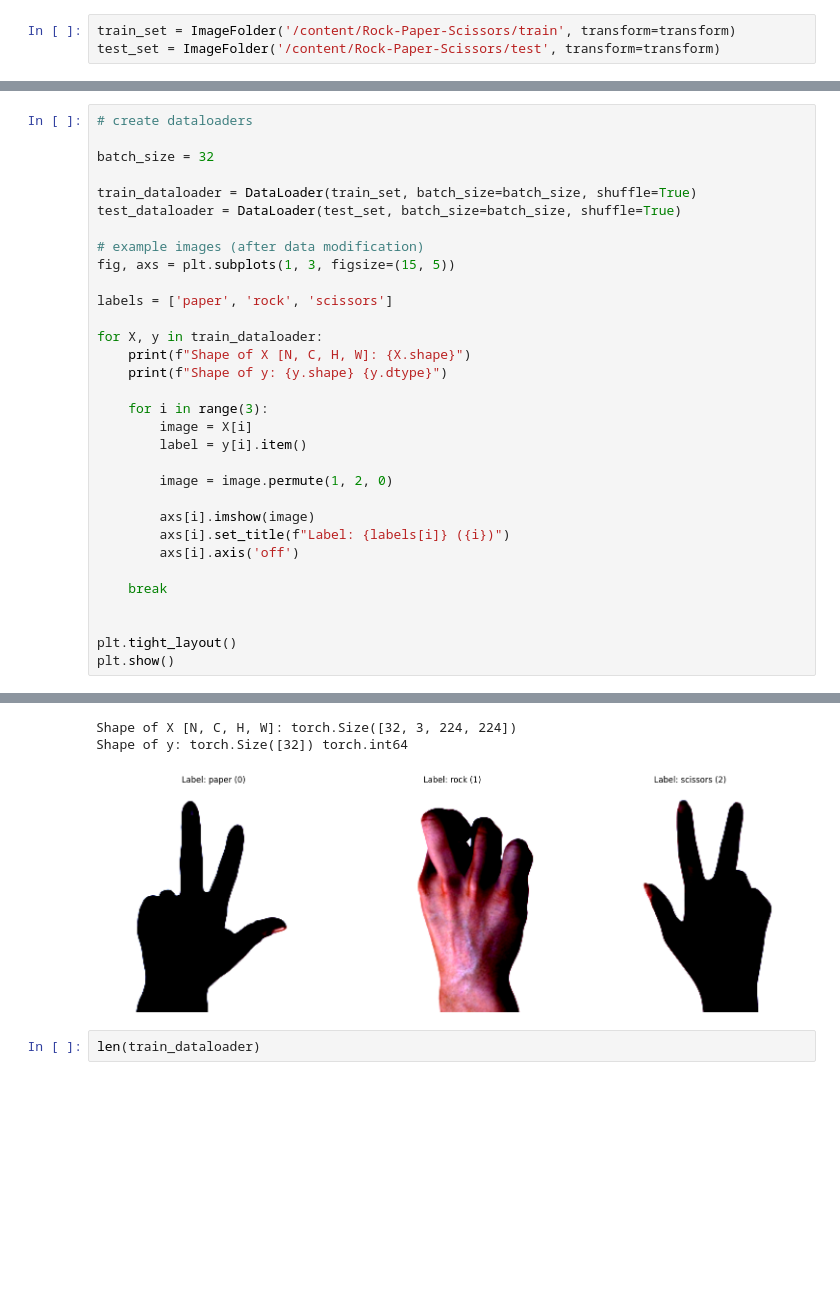
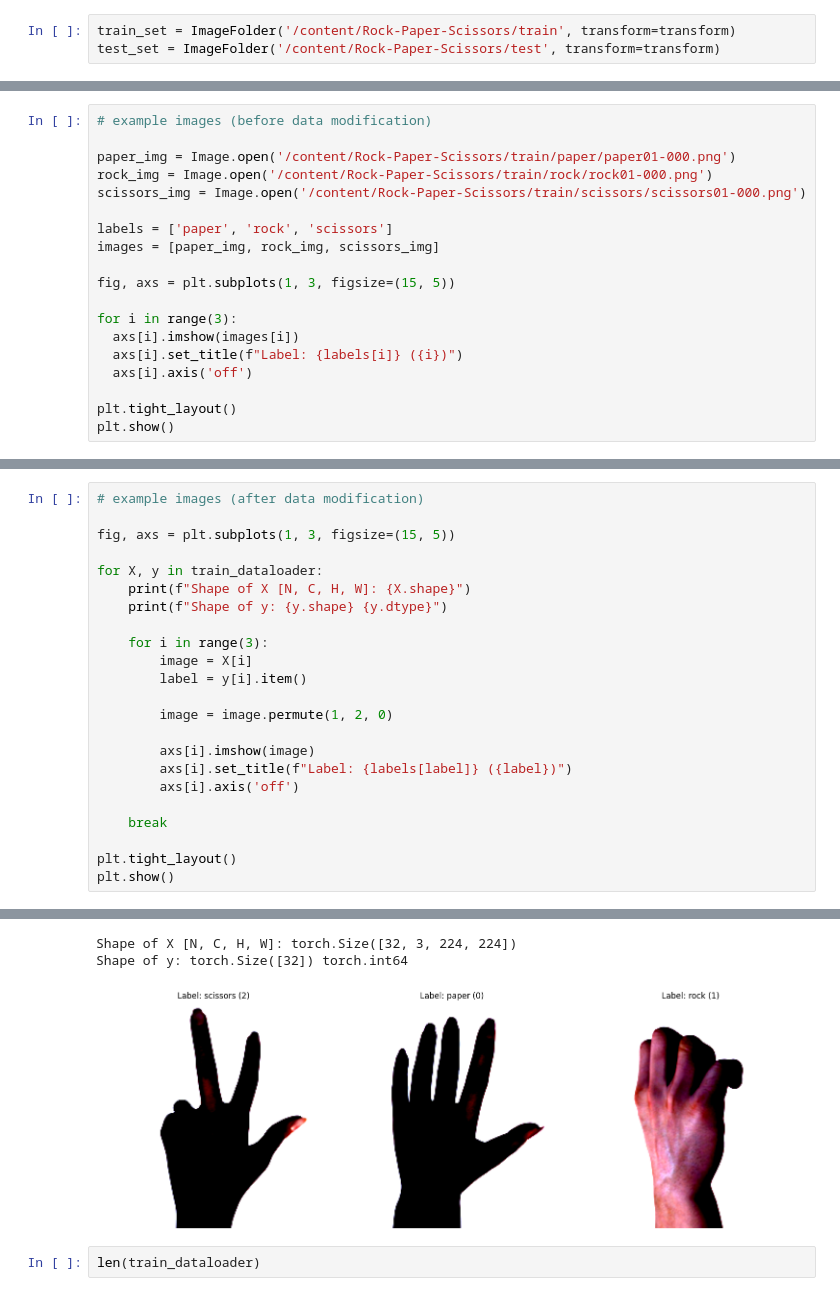
Before and after one commit to butter-my-toast/RockPaperScissors-CNN, a Jupyter notebook: rps_multiclass.ipynb, the cells around one changed output, grey strips where cells are left out. Cells and saved outputs as stored; diff of their text form; blank space fills up the shorter version.

Commit message:
added pre-mod example images

```diff
--- a/rps_multiclass.ipynb
+++ b/rps_multiclass.ipynb
@@ -43,0 +52,19 @@ test_set = ImageFolder('/content/Rock-Paper-Scissors/test', transform=transform)
+# %%
+# example images (before data modification)
+
+paper_img = Image.open('/content/Rock-Paper-Scissors/train/paper/paper01-000.png')
+rock_img = Image.open('/content/Rock-Paper-Scissors/train/rock/rock01-000.png')
+scissors_img = Image.open('/content/Rock-Paper-Scissors/train/scissors/scissors01-000.png')
+
+labels = ['paper', 'rock', 'scissors']
+images = [paper_img, rock_img, scissors_img]
+
+fig, axs = plt.subplots(1, 3, figsize=(15, 5))
+
+for i in range(3):
+  axs[i].imshow(images[i])
+  axs[i].set_title(f"Label: {labels[i]} ({i})")
+  axs[i].axis('off')
+
+plt.tight_layout()
+plt.show()
@@ -44,42 +73,33 @@ test_set = ImageFolder('/content/Rock-Paper-Scissors/test', transform=transform)
 # %%
-# create dataloaders
+# example images (after data modification)
 
-batch_size = 32
-
-train_dataloader = DataLoader(train_set, batch_size=batch_size, shuffle=True)
-test_dataloader = DataLoader(test_set, batch_size=batch_size, shuffle=True)
-
-# example images (after data modification)
 fig, axs = plt.subplots(1, 3, figsize=(15, 5))
-
-labels = ['paper', 'rock', 'scissors']
 
 for X, y in train_dataloader:
     print(f"Shape of X [N, C, H, W]: {X.shape}")
     print(f"Shape of y: {y.shape} {y.dtype}")
 
     for i in range(3):
         image = X[i]
         label = y[i].item()
 
         image = image.permute(1, 2, 0)
 
         axs[i].imshow(image)
-        axs[i].set_title(f"Label: {labels[i]} ({i})")
+        axs[i].set_title(f"Label: {labels[label]} ({label})")
         axs[i].axis('off')
 
     break
 
-
 plt.tight_layout()
 plt.show()
 # %% [output]
 WARNING:matplotlib.image:Clipping input data to the valid range for imshow with RGB data ([0..1] for floats or [0..255] for integers).
 WARNING:matplotlib.image:Clipping input data to the valid range for imshow with RGB data ([0..1] for floats or [0..255] for integers).
 WARNING:matplotlib.image:Clipping input data to the valid range for imshow with RGB data ([0..1] for floats or [0..255] for integers).
 Shape of X [N, C, H, W]: torch.Size([32, 3, 224, 224])
 Shape of y: torch.Size([32]) torch.int64
-[figure, old version]
+[figure, new version]
 # %%
 len(train_dataloader)
 # %% [output]
```
Also changed, not shown: parts of 3 cells of this notebook.
